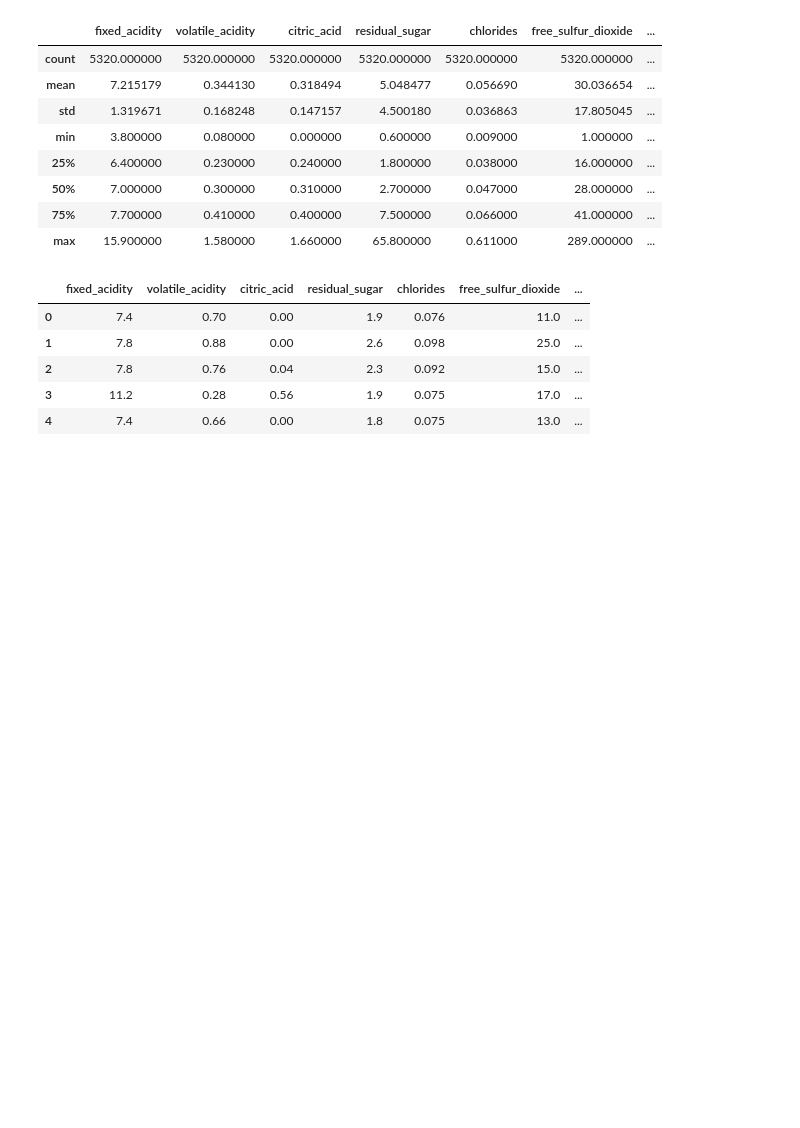
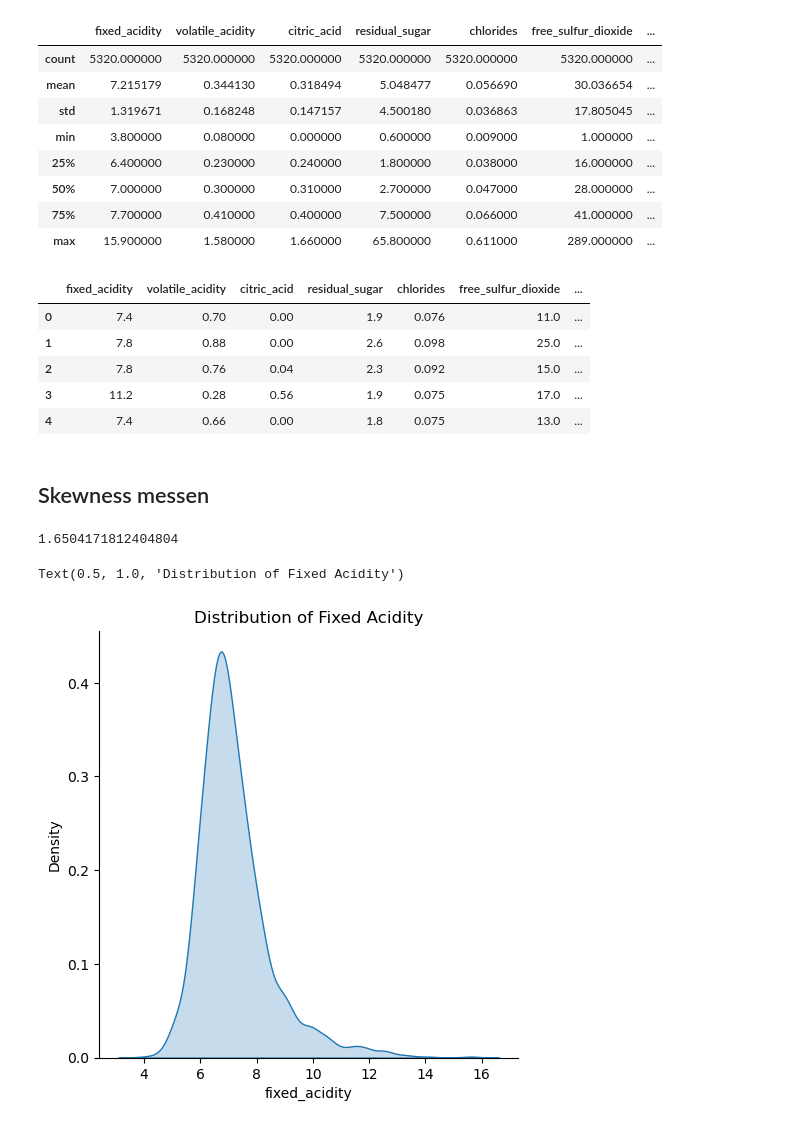
Before and after one commit to katybyte3000/Academy_Excercises, a Jupyter notebook: Project_02/sprint03/projekt02_sprint03_EDA_wine.ipynb, the cells around one changed output. Cells and saved outputs as stored; diff of their text form; code cells hidden in the pictures; blank space fills up the shorter version.

Commit message:
skewness

```diff
--- a/Project_02/sprint03/projekt02_sprint03_EDA_wine.ipynb
+++ b/Project_02/sprint03/projekt02_sprint03_EDA_wine.ipynb
@@ -158,3 +158,5 @@ winelist.head()
 | 2 | 7.8 | 0.76 | 0.04 | 2.3 | 0.092 | 15.0 | ... |
 | 3 | 11.2 | 0.28 | 0.56 | 1.9 | 0.075 | 17.0 | ... |
 | 4 | 7.4 | 0.66 | 0.00 | 1.8 | 0.075 | 13.0 | ... |
+# %% [markdown]
+## Skewness messen
@@ -160,0 +165,10 @@ winelist.head()
+# %%
+print(winelist['fixed_acidity'].astype(float).skew())
+# %% [output]
+1.6504171812404804
+# %%
+sns.displot(data=winelist,x='fixed_acidity',kind='kde',fill=True)
+plt.title('Distribution of Fixed Acidity')
+# %% [output]
+Text(0.5, 1.0, 'Distribution of Fixed Acidity')
+[figure, added]
```
Also changed, not shown: parts of 1 cell of this notebook, 2 other files.
